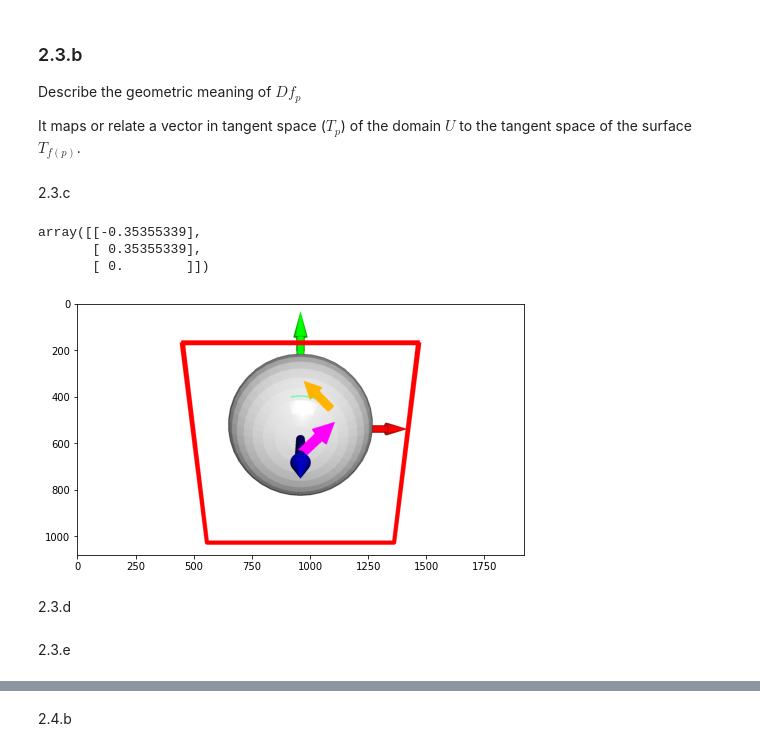
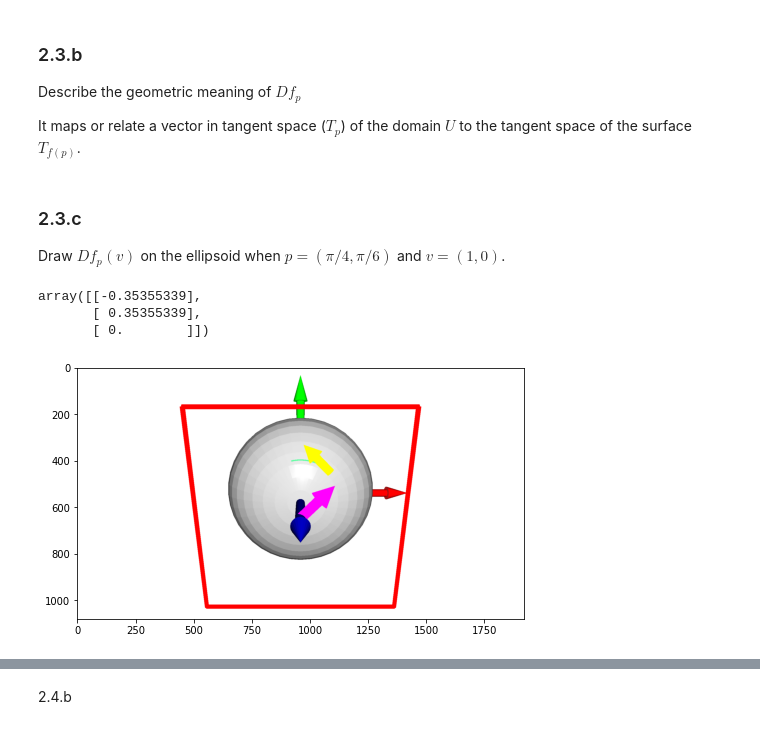
Before and after one commit to yifanwu2828/ML-Meets-Geometry, a Jupyter notebook: cse291/HW1/HW1.ipynb, the cells around one changed output, grey strips where cells are left out. Drawn from its saved outputs; the diff is of its cells as text; code cells hidden in the pictures.

```diff
--- a/cse291/HW1/HW1.ipynb
+++ b/cse291/HW1/HW1.ipynb
@@ -428,6 +438,17 @@ cf.scale(1.5, (0,0,0))
 curve = create_lines(np.array([[1,1,1], [-1,1,1], [-1,-1,1], [1,-1,1], [1,1,1]], dtype=np.float64))
 # draw_geometries([ellipsoid, cf, arrow] + curve)
 geoms = [ellipsoid, cf, arrow] + curve
+# %%
+
+colormap = {
+    "red": [1, 0, 0],
+    "green": [0, 1, 0],
+    "blue": [0, 0, 1],
+    "orange": [1, 0.706, 0],
+    "yellow": [1, 1, 0],
+    "black": [0, 0, 0],
+    "white": [1, 1, 1],
+}
 # %%
 def f(u, v):
     "map f : R2 -> R3 | (u,v) to (x,y,z)"
@@ -484,7 +507,7 @@ draw_geometries(geoms + [pcd])
 ### 2.3.a
 What is $Df_p$? Express it as a matrix.
 # %%
-def Df_p(u, v):
+def get_D_fp(u, v):
     """
     Df_p: T_p(R^2) -> T_{f(p)}R^3
     """
@@ -501,8 +524,9 @@ def Df_p(u, v):
 Describe the geometric meaning of $Df_p$
 
 It maps or relate a vector in tangent space ($T_{p}$) of the domain $U$ to the tangent space of the surface $T_{f(p)}$.
-# %% [markdown]
-2.3.c
+# %% [markdown]
+### 2.3.c
+Draw $Df_p (v)$ on the ellipsoid when $p = (\pi/4 , \pi/6 )$ and $v = (1, 0)$.
 # %%
 def flatten2list(arr):
     return arr.flatten().tolist()
@@ -511,7 +535,7 @@ p = [pi/4, pi/6]
 
 v = np.array([1, 0]).reshape(2, 1)
 
-Dfp_v = D_fp(*p) @ v
+Dfp_v = get_D_fp(*p) @ v
 Dfp_v
 # %% [output]
 array([[-0.35355339],
@@ -520,12 +544,8 @@ array([[-0.35355339],
 # %%
 # start point
 fp = f(*p).flatten()
-Dfpv_arrow = create_arrow_from_vector(flatten2list(fp), flatten2list(Dfp_v), color=[1, 0.706, 0])
+Dfpv_arrow = create_arrow_from_vector(flatten2list(fp), flatten2list(Dfp_v), color=colormap["yellow"])
 geoms_with_arrow = geoms + [Dfpv_arrow]
 draw_geometries(geoms_with_arrow + [pcd])
 # %% [output]
-[figure, old version]
+[figure, new version]
-# %% [markdown]
-2.3.d
-# %% [markdown]
-2.3.e
```
Also changed, not shown: parts of 17 cells of this notebook, 1 other file.
